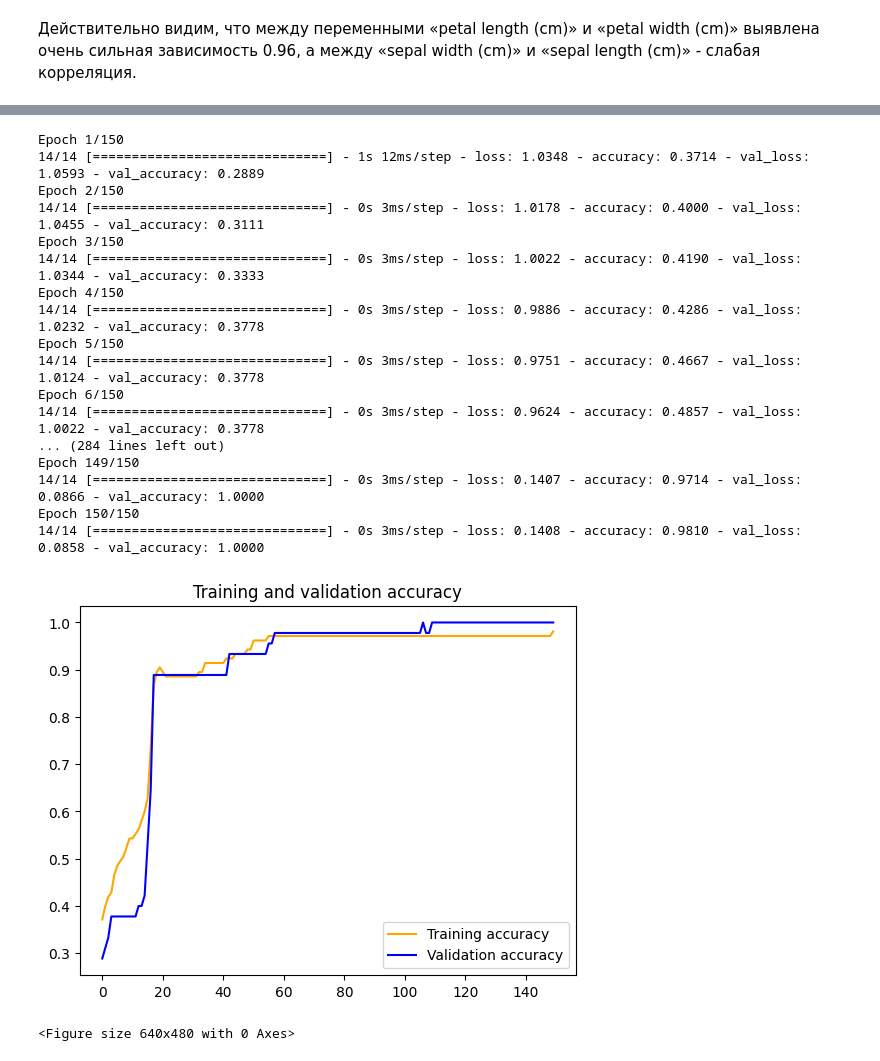
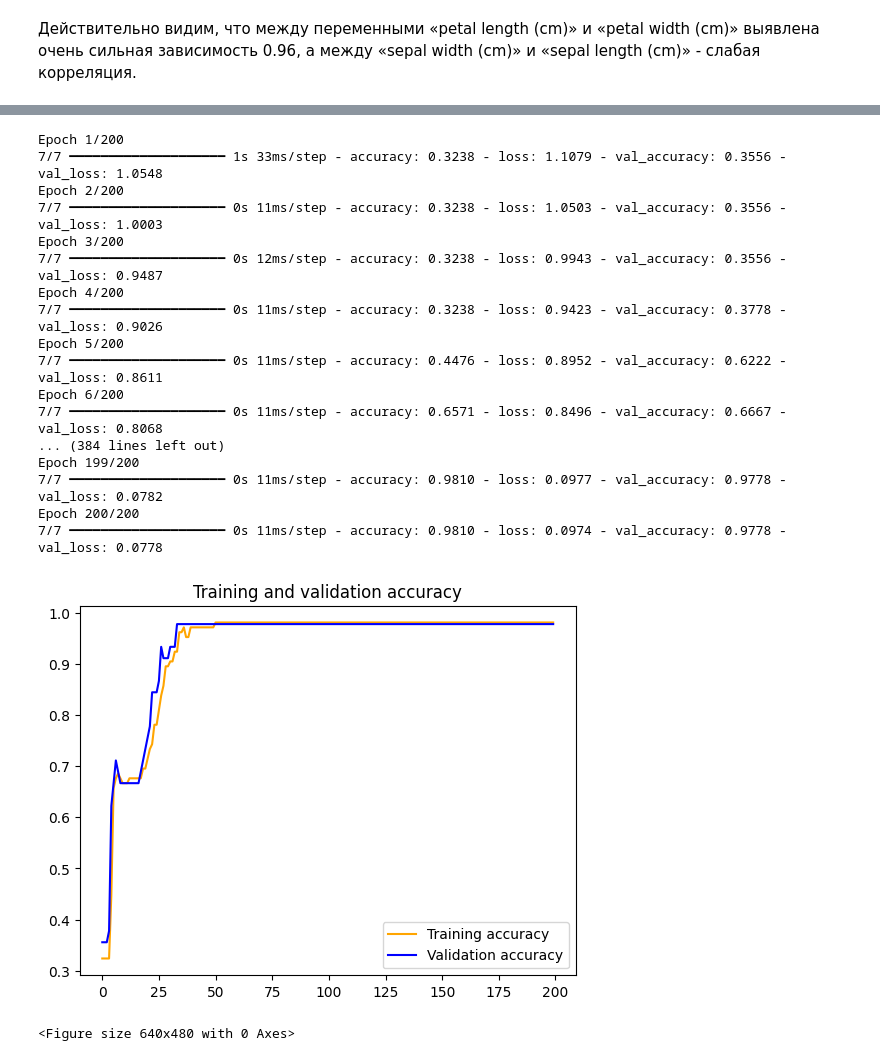
Before and after one commit to kri7ch/MachineLearning_Course4_S2, a Jupyter notebook: IrisModel/IrisClassificationNN_Rakhmaev.ipynb, the cells around one changed output, grey strips where cells are left out. Drawn from its saved outputs; the diff is of its cells as text; code cells hidden in the pictures.

```diff
--- a/IrisModel/IrisClassificationNN_Rakhmaev.ipynb
+++ b/IrisModel/IrisClassificationNN_Rakhmaev.ipynb
@@ -304,8 +205,4 @@ import tensorflow as tf
 from tensorflow import keras
 from tensorflow.keras.callbacks import EarlyStopping
 # %%
-from sklearn.model_selection import train_test_split
-X_train, X_test, y_train, y_test = train_test_split(iris_df.drop(['target', 'name'], axis=1),
-                                                      iris_df['target'],
-                                                      test_size=0.3,
-                                                      random_state=42)
+X_train, X_test, y_train, y_test = train_test_split(X, y, test_size=0.3, random_state=26)
@@ -316,11 +209,12 @@ X_test_scaled = scaler.transform(X_test)
 # %%
 model = tf.keras.Sequential([
-    tf.keras.layers.Dense(4, input_shape=(4,), activation='relu', name='input'),
-    tf.keras.layers.Dense(4, activation='relu', name='hidden'),
+
+    tf.keras.layers.Dense(10, input_shape=(4,), activation='relu', name='input'),
+    tf.keras.layers.Dense(10, activation='relu', name='hidden'),
     tf.keras.layers.Dense(3, activation='softmax', name='output'),
 ])
 # %%
-early_stop = EarlyStopping(monitor='val_loss', patience=10, restore_best_weights=True)
+early_stop = EarlyStopping(monitor='val_loss', patience=10)
 # %%
 model.compile(optimizer='adam', loss='sparse_categorical_crossentropy', metrics=['accuracy'])
 # %%
@@ -345,39 +237,40 @@ None
 # %%
-History = model.fit(X_train_scaled, y_train, epochs=150, batch_size=8, validation_data=(X_test_scaled, y_test), callbacks = [early_stop])
+History = model.fit(X_train, y_train, epochs=200, batch_size=16, validation_data=(X_test, y_test),callbacks = [early_stop])
 # %% [output]
-Epoch 1/150
-14/14 [==============================] - 1s 12ms/step - loss: 1.0348 - accuracy: 0.3714 - val_loss: 1.0593 - val_accuracy: 0.2889
-Epoch 2/150
-14/14 [==============================] - 0s 3ms/step - loss: 1.0178 - accuracy: 0.4000 - val_loss: 1.0455 - val_accuracy: 0.3111
-Epoch 3/150
-14/14 [==============================] - 0s 3ms/step - loss: 1.0022 - accuracy: 0.4190 - val_loss: 1.0344 - val_accuracy: 0.3333
-Epoch 4/150
-14/14 [==============================] - 0s 3ms/step - loss: 0.9886 - accuracy: 0.4286 - val_loss: 1.0232 - val_accuracy: 0.3778
-Epoch 5/150
-14/14 [==============================] - 0s 3ms/step - loss: 0.9751 - accuracy: 0.4667 - val_loss: 1.0124 - val_accuracy: 0.3778
-Epoch 6/150
-14/14 [==============================] - 0s 3ms/step - loss: 0.9624 - accuracy: 0.4857 - val_loss: 1.0022 - val_accuracy: 0.3778
-... (284 lines left out)
-Epoch 149/150
-14/14 [==============================] - 0s 3ms/step - loss: 0.1407 - accuracy: 0.9714 - val_loss: 0.0866 - val_accuracy: 1.0000
-Epoch 150/150
-14/14 [==============================] - 0s 3ms/step - loss: 0.1408 - accuracy: 0.9810 - val_loss: 0.0858 - val_accuracy: 1.0000
+Epoch 1/200
+7/7 ━━━━━━━━━━━━━━━━━━━━ 1s 33ms/step - accuracy: 0.3238 - loss: 1.1079 - val_accuracy: 0.3556 - val_loss: 1.0548
+Epoch 2/200
+7/7 ━━━━━━━━━━━━━━━━━━━━ 0s 11ms/step - accuracy: 0.3238 - loss: 1.0503 - val_accuracy: 0.3556 - val_loss: 1.0003
+Epoch 3/200
+7/7 ━━━━━━━━━━━━━━━━━━━━ 0s 12ms/step - accuracy: 0.3238 - loss: 0.9943 - val_accuracy: 0.3556 - val_loss: 0.9487
+Epoch 4/200
+7/7 ━━━━━━━━━━━━━━━━━━━━ 0s 11ms/step - accuracy: 0.3238 - loss: 0.9423 - val_accuracy: 0.3778 - val_loss: 0.9026
+Epoch 5/200
+7/7 ━━━━━━━━━━━━━━━━━━━━ 0s 11ms/step - accuracy: 0.4476 - loss: 0.8952 - val_accuracy: 0.6222 - val_loss: 0.8611
+Epoch 6/200
+7/7 ━━━━━━━━━━━━━━━━━━━━ 0s 11ms/step - accuracy: 0.6571 - loss: 0.8496 - val_accuracy: 0.6667 - val_loss: 0.8068
+... (384 lines left out)
+Epoch 199/200
+7/7 ━━━━━━━━━━━━━━━━━━━━ 0s 11ms/step - accuracy: 0.9810 - loss: 0.0977 - val_accuracy: 0.9778 - val_loss: 0.0782
+Epoch 200/200
+7/7 ━━━━━━━━━━━━━━━━━━━━ 0s 11ms/step - accuracy: 0.9810 - loss: 0.0974 - val_accuracy: 0.9778 - val_loss: 0.0778
 # %%
 acc = History.history['accuracy']
 val_acc = History.history['val_accuracy']
 loss = History.history['loss']
 val_loss = History.history['val_loss']
 
 epochs = range(len(acc))
 
 plt.plot(epochs, acc, 'orange', label='Training accuracy')
 plt.plot(epochs, val_acc, 'blue', label='Validation accuracy')
 plt.title('Training and validation accuracy')
-plt.legend()
+plt.legend(loc=0)
 plt.figure()
 
+
 plt.show()
 # %% [output]
-[figure, old version]
+[figure, new version]
 <Figure size 640x480 with 0 Axes>
 # %%
```
Also changed, not shown: parts of 41 cells of this notebook, 2 other files.
